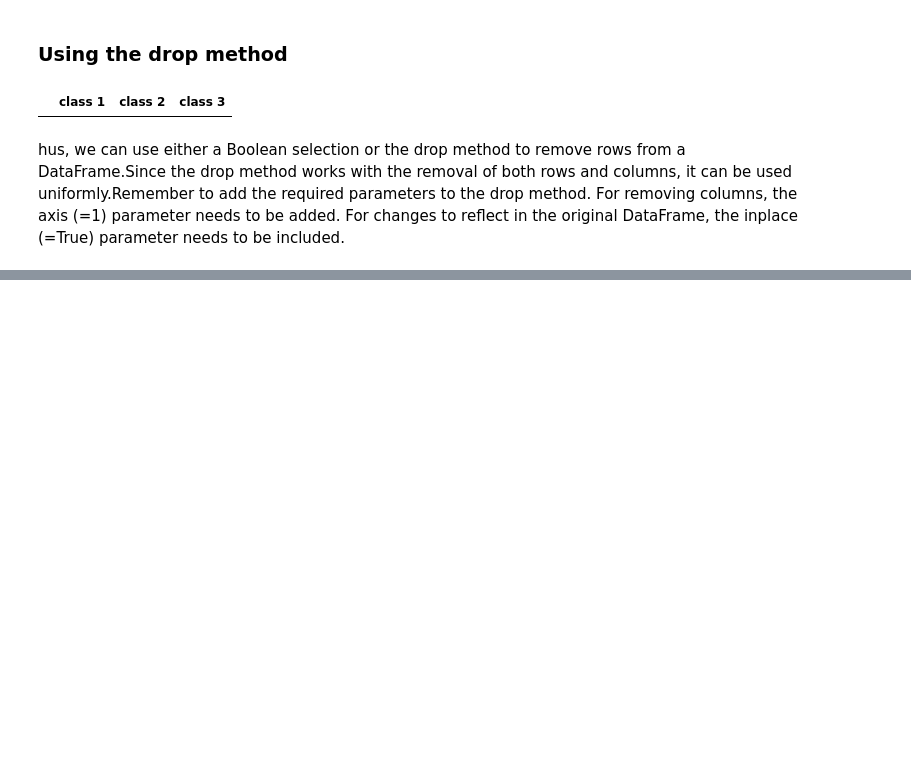
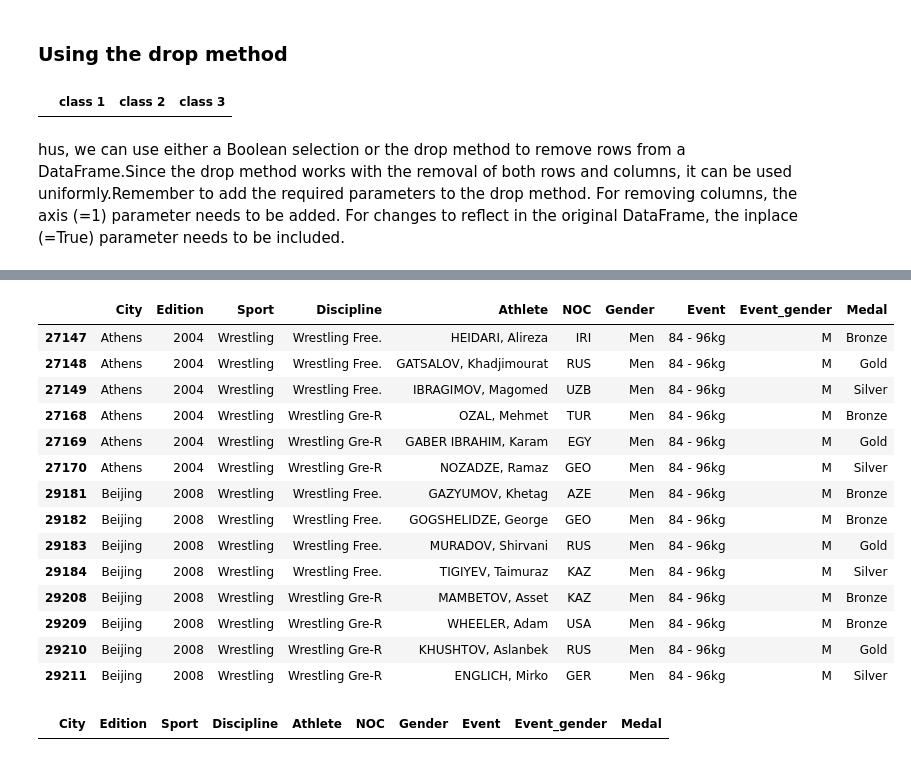
Before and after one commit to svkarthik86/Advanced-python, a Jupyter notebook: Pandas_DataFrame_Lec.ipynb, the cells around one changed output, grey strips where cells are left out. Cells and saved outputs as stored; diff of their text form; code cells hidden in the pictures; blank space fills up the shorter version.

```diff
--- a/Pandas_DataFrame_Lec.ipynb
+++ b/Pandas_DataFrame_Lec.ipynb
@@ -1217,0 +1307,4 @@ For removing columns, the axis (=1) parameter needs to be added. For changes to
+# %%
+import pandas as pd
+olympic_data=pd.read_csv("https://raw.githubusercontent.com/svkarthik86/Advance-Python-Numpy/main/olympics.csv",skiprows=4)
+olympic_data.head(3)
@@ -1217,0 +1541,22 @@ For removing columns, the axis (=1) parameter needs to be added. For changes to
+# %%
+olympic_data[olympic_data.Event.str.startswith('84')]
+# %% [output]
+|  | City | Edition | Sport | Discipline | Athlete | NOC | Gender | Event | Event_gender | Medal |
+| 27147 | Athens | 2004 | Wrestling | Wrestling Free. | HEIDARI, Alireza | IRI | Men | 84 - 96kg | M | Bronze |
+| 27148 | Athens | 2004 | Wrestling | Wrestling Free. | GATSALOV, Khadjimourat | RUS | Men | 84 - 96kg | M | Gold |
+| 27149 | Athens | 2004 | Wrestling | Wrestling Free. | IBRAGIMOV, Magomed | UZB | Men | 84 - 96kg | M | Silver |
+| 27168 | Athens | 2004 | Wrestling | Wrestling Gre-R | OZAL, Mehmet | TUR | Men | 84 - 96kg | M | Bronze |
+| 27169 | Athens | 2004 | Wrestling | Wrestling Gre-R | GABER IBRAHIM, Karam | EGY | Men | 84 - 96kg | M | Gold |
+| 27170 | Athens | 2004 | Wrestling | Wrestling Gre-R | NOZADZE, Ramaz | GEO | Men | 84 - 96kg | M | Silver |
+| 29181 | Beijing | 2008 | Wrestling | Wrestling Free. | GAZYUMOV, Khetag | AZE | Men | 84 - 96kg | M | Bronze |
+| 29182 | Beijing | 2008 | Wrestling | Wrestling Free. | GOGSHELIDZE, George | GEO | Men | 84 - 96kg | M | Bronze |
+| 29183 | Beijing | 2008 | Wrestling | Wrestling Free. | MURADOV, Shirvani | RUS | Men | 84 - 96kg | M | Gold |
+| 29184 | Beijing | 2008 | Wrestling | Wrestling Free. | TIGIYEV, Taimuraz | KAZ | Men | 84 - 96kg | M | Silver |
+| 29208 | Beijing | 2008 | Wrestling | Wrestling Gre-R | MAMBETOV, Asset | KAZ | Men | 84 - 96kg | M | Bronze |
+| 29209 | Beijing | 2008 | Wrestling | Wrestling Gre-R | WHEELER, Adam | USA | Men | 84 - 96kg | M | Bronze |
+| 29210 | Beijing | 2008 | Wrestling | Wrestling Gre-R | KHUSHTOV, Aslanbek | RUS | Men | 84 - 96kg | M | Gold |
+| 29211 | Beijing | 2008 | Wrestling | Wrestling Gre-R | ENGLICH, Mirko | GER | Men | 84 - 96kg | M | Silver |
+# %%
+olympic_data[olympic_data.Event.str.isnumeric()]
+# %% [output]
+|  | City | Edition | Sport | Discipline | Athlete | NOC | Gender | Event | Event_gender | Medal |
```
Also changed, not shown: parts of 260 cells of this notebook.
